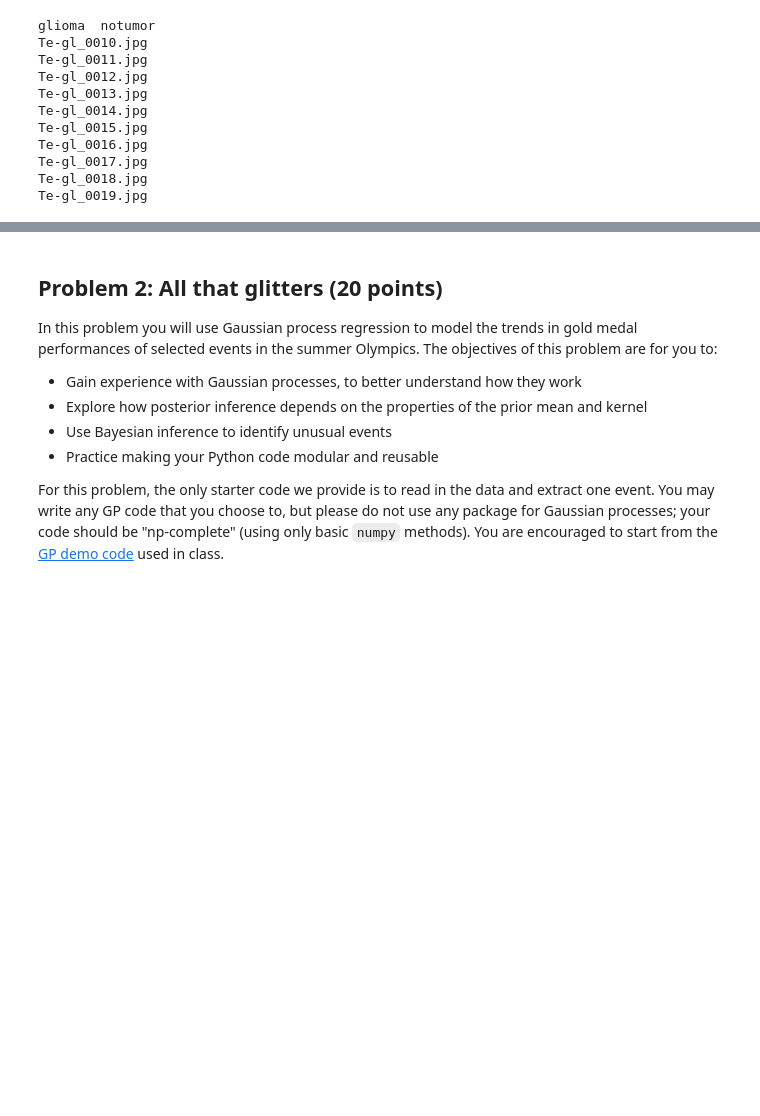
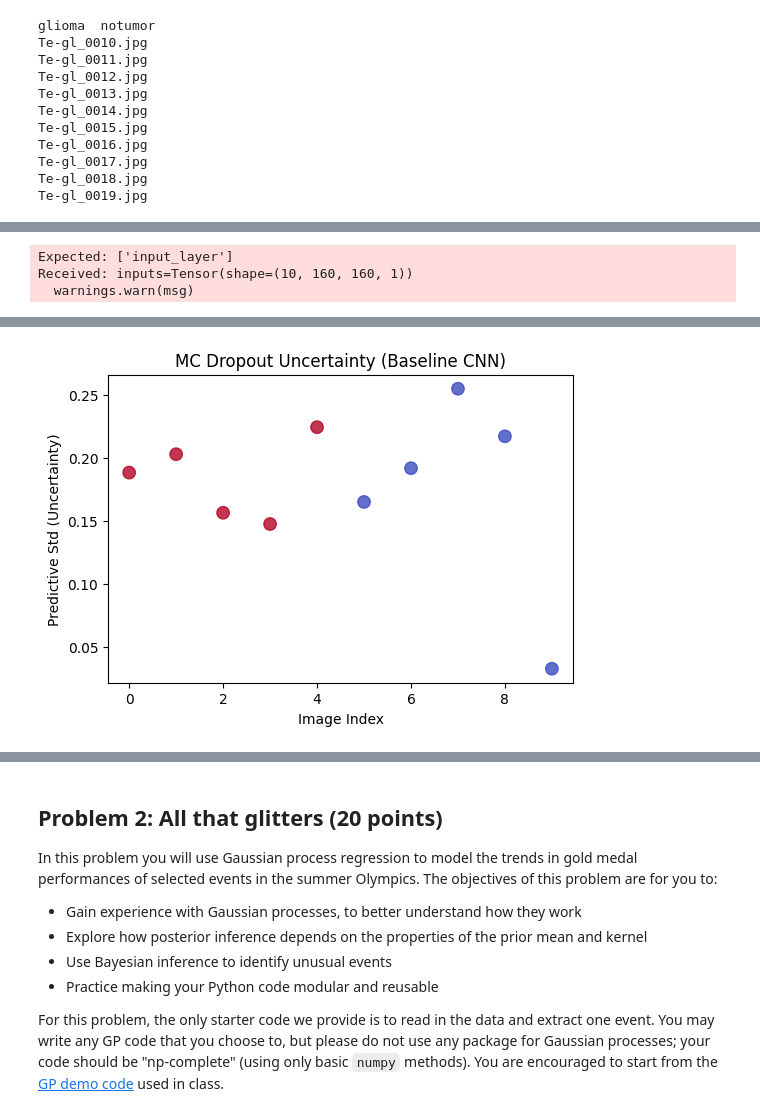
Before and after one commit to BonniePappas/Intermediate-ML, a Jupyter notebook: assignments/assn2/assn2.ipynb, the cells around one changed output, grey strips where cells are left out. Saved outputs shown, nothing was run; the diff lists cells and outputs as text; code cells hidden in the pictures; blank space fills up the shorter version.

```diff
--- a/assignments/assn2/assn2.ipynb
+++ b/assignments/assn2/assn2.ipynb
@@ -806,0 +811,75 @@ ValueError: File not found: filepath=/content/outputs_cnn_dilation/baseline_cnn.
+# %%
+import tensorflow as tf
+import numpy as np
+import pandas as pd
+import matplotlib.pyplot as plt
+from glob import glob
+import os
+
+model_path = "/content/outputs_cnn_dilation/baseline_cnn.keras"
+model_base = tf.keras.models.load_model(model_path)
+print(f"Loaded model from {model_path}")
+
+def sample_test_images(base_dir, class_names, n_per_class=5):
+    samples = []
+    for label, cls in enumerate(class_names):
+        folder = os.path.join(base_dir, cls)
+        files = sorted(glob(os.path.join(folder, "*.jpg")))[:n_per_class]
+        for f in files:
+            samples.append((f, label))
+    return samples
+
+TEST_DIR = "/content/drive/MyDrive/MRI/Testing"
+CLASS_NAMES = ["glioma", "notumor"]
+
+samples = sample_test_images(TEST_DIR, CLASS_NAMES, n_per_class=5)
+print(f"Loaded {len(samples)} samples")
+
+IMG_SIZE = (160, 160)
+x_samp, y_true = [], []
+for path, label in samples:
+    # convert to grayscale to match model input
+    img = tf.keras.preprocessing.image.load_img(path, target_size=IMG_SIZE, color_mode="grayscale")
+    arr = tf.keras.preprocessing.image.img_to_array(img) / 255.0  # shape (160,160,1)
+    x_samp.append(arr)
+    y_true.append(label)
+
+x_samp = np.stack(x_samp)
+y_true = np.array(y_true)
+
+print(f"x_samp shape = {x_samp.shape}")
+
+def mc_dropout_predict(model, x, T=50):
+    preds = []
+    for _ in range(T):
+        y = model(x, training=True)
+        preds.append(y.numpy())
+    preds = np.stack(preds, axis=0)
+    p_mean = preds.mean(axis=0)
+    p_std = preds.std(axis=0)
+    return p_mean, p_std
+
+T = 50
+p_mean, p_std = mc_dropout_predict(model_base, x_samp, T=T)
+
+y_hat = np.argmax(p_mean, axis=1)
+p_mean_conf = p_mean.max(axis=1)
+p_std_mean = p_std.mean(axis=1)
+
+df = pd.DataFrame({
+    "index": np.arange(len(y_true)),
+    "y_true": y_true,
+    "y_hat": y_hat,
+    "p_mean": np.round(p_mean_conf, 4),
+    "p_std": np.round(p_std_mean, 4),
+})
+display(df)
+
+plt.figure(figsize=(6,4))
+plt.scatter(np.arange(len(p_std_mean)), p_std_mean,
+            c=(y_true == y_hat), cmap='coolwarm', s=80, alpha=0.8)
+plt.xlabel("Image Index")
+plt.ylabel("Predictive Std (Uncertainty)")
+plt.title("MC Dropout Uncertainty (Baseline CNN)")
+plt.show()
+# %% [output]
@@ -806,0 +889,3 @@ ValueError: File not found: filepath=/content/outputs_cnn_dilation/baseline_cnn.
+Expected: ['input_layer']
+Received: inputs=Tensor(shape=(10, 160, 160, 1))
+  warnings.warn(msg)
@@ -806,0 +903 @@ ValueError: File not found: filepath=/content/outputs_cnn_dilation/baseline_cnn.
+[figure, added]
```
Also changed, not shown: parts of 28 cells of this notebook.
